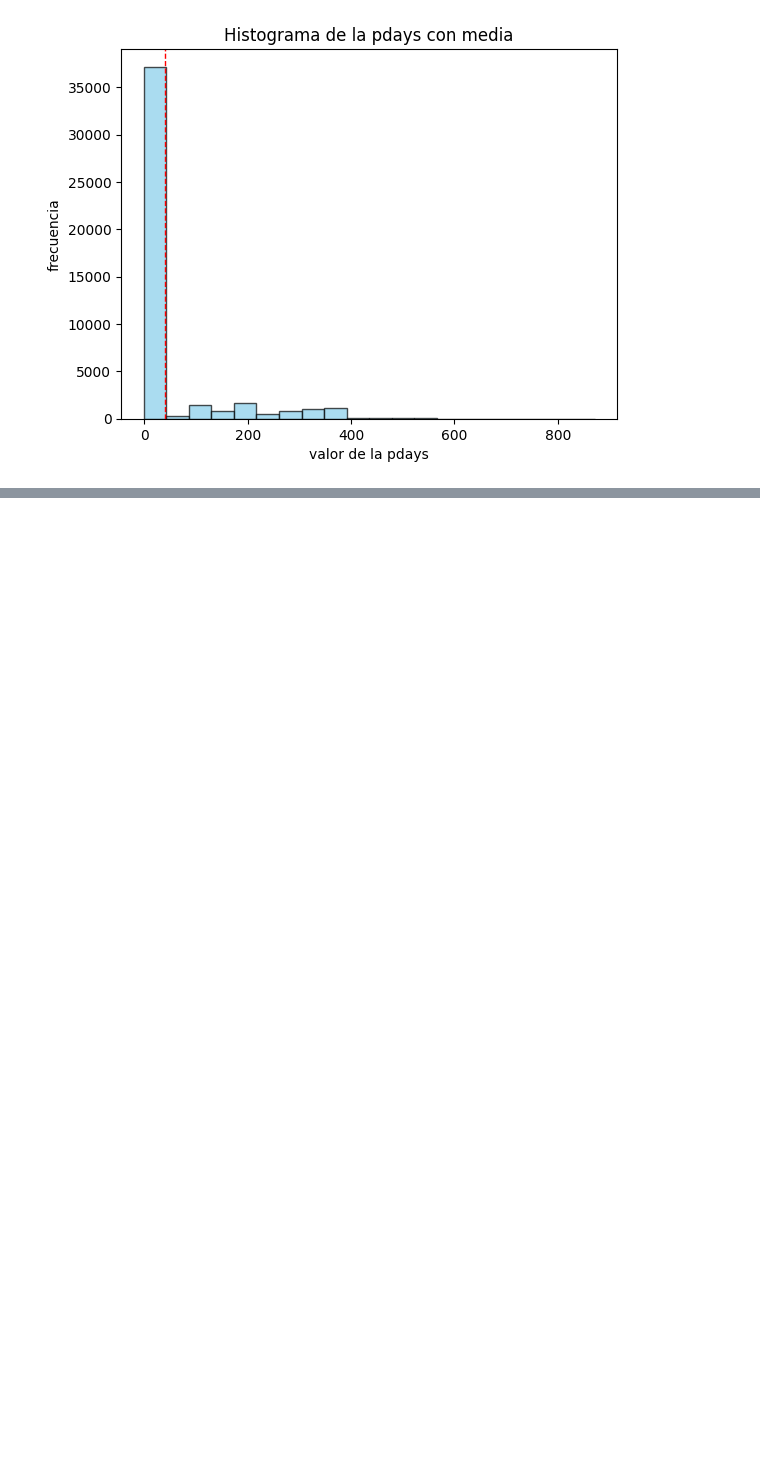
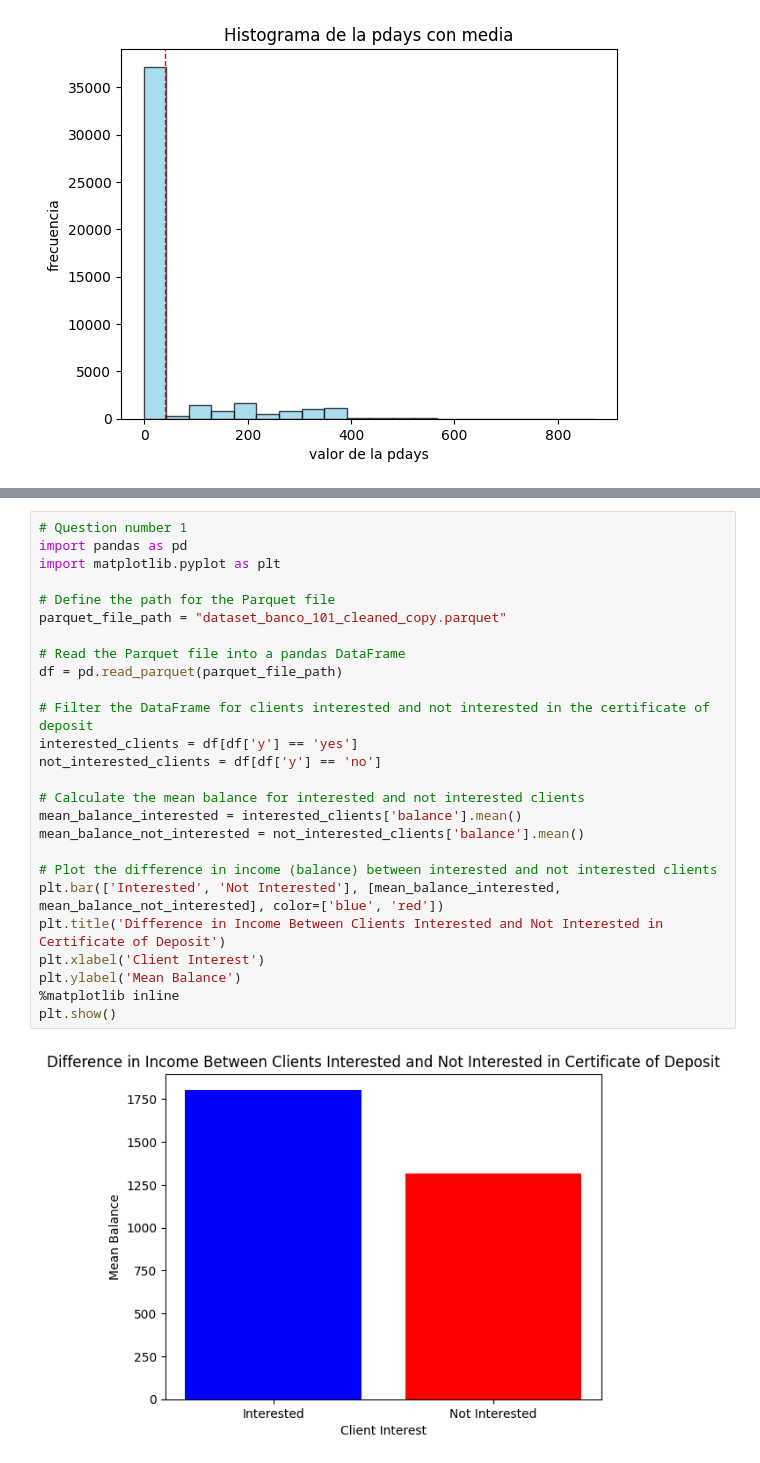
Before and after one commit to AndrewsJascoro/DataAnalyts_Mintic_Talento_Tech, a Jupyter notebook: Data_Cleaning_Tutorial.ipynb, the cells around one changed output, grey strips where cells are left out. Cells and saved outputs as stored; diff of their text form; blank space fills up the shorter version.

```diff
--- a/Data_Cleaning_Tutorial.ipynb
+++ b/Data_Cleaning_Tutorial.ipynb
@@ -1624,0 +1629,28 @@ plt.show()
+# %%
+# Question number 1
+import pandas as pd
+import matplotlib.pyplot as plt
+
+# Define the path for the Parquet file
+parquet_file_path = "dataset_banco_101_cleaned_copy.parquet"
+
+# Read the Parquet file into a pandas DataFrame
+df = pd.read_parquet(parquet_file_path)
+
+# Filter the DataFrame for clients interested and not interested in the certificate of deposit
+interested_clients = df[df['y'] == 'yes']
+not_interested_clients = df[df['y'] == 'no']
+
+# Calculate the mean balance for interested and not interested clients
+mean_balance_interested = interested_clients['balance'].mean()
+mean_balance_not_interested = not_interested_clients['balance'].mean()
+
+# Plot the difference in income (balance) between interested and not interested clients
+plt.bar(['Interested', 'Not Interested'], [mean_balance_interested, mean_balance_not_interested], color=['blue', 'red'])
+plt.title('Difference in Income Between Clients Interested and Not Interested in Certificate of Deposit')
+plt.xlabel('Client Interest')
+plt.ylabel('Mean Balance')
+%matplotlib inline
+plt.show()
+# %% [output]
+[figure, added]
```
Also changed, not shown: parts of 25 cells of this notebook.
